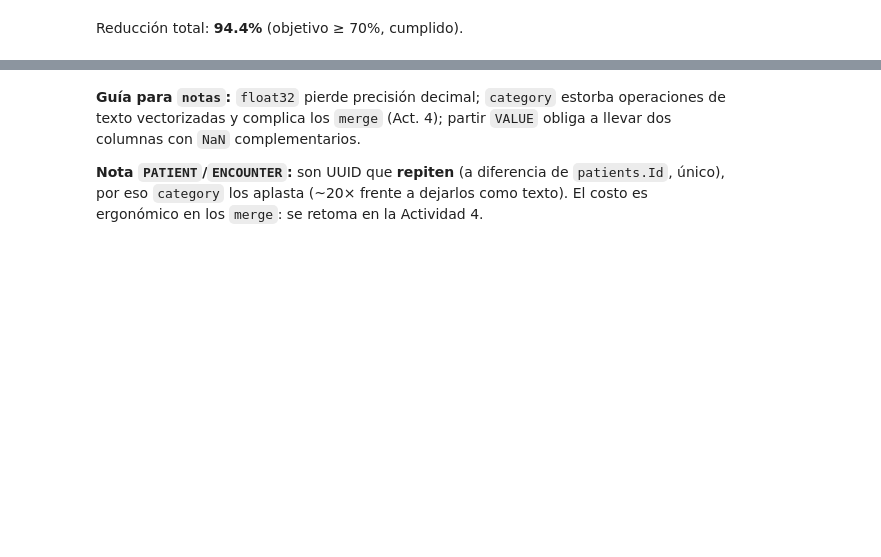
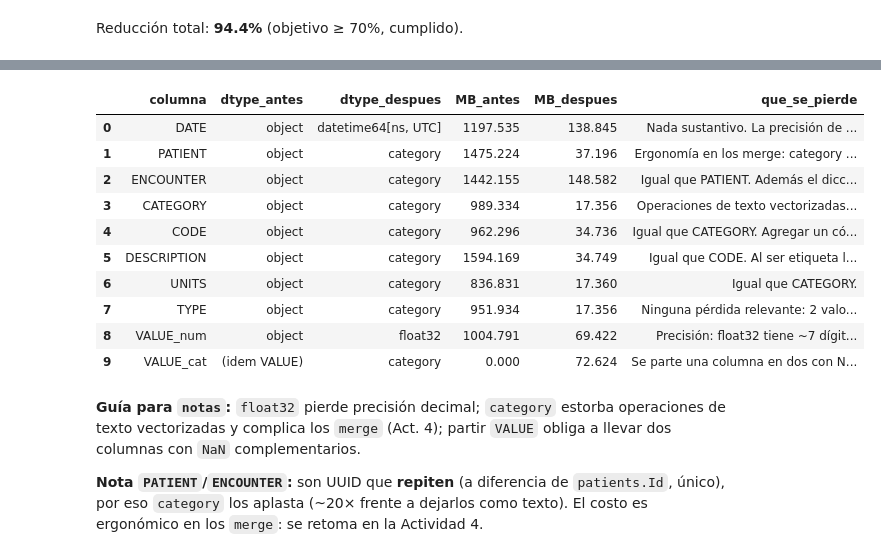
Before and after one commit to martinruhle/curso-ciencia-datos-2027-1, a Jupyter notebook: lab02/analisis_pacientes.ipynb, the cells around one changed output, grey strips where cells are left out. Cells and saved outputs as stored; diff of their text form; code cells hidden in the pictures; blank space fills up the shorter version.

Commit message:
Lab 02: actividades 1-9 completas, corrida desde cero

```diff
--- a/lab02/analisis_pacientes.ipynb
+++ b/lab02/analisis_pacientes.ipynb
@@ -92,0 +83,7 @@ cp: cannot stat 'output/csv/*.csv': No such file or directory
+# %%
+# Verificación: falla ruidosamente si falta algo, en vez de romper tres celdas más abajo.
+faltantes = [f for f in NECESARIOS if not (DATA/f).exists()]
+assert not faltantes, f'Faltan archivos en {DATA}: {faltantes}'
+
+for f in NECESARIOS:
+    print(f'{f:20s} {(DATA/f).stat().st_size/1e6:9.1f} MB')
@@ -324,3 +268,52 @@ tabla2
+# %%
+notas = {   # qué se pierde en cada conversión
+    'DATE':        'Nada sustantivo. La precisión de datetime64[ns] excede la del dato origen. '
+                   'Se fija UTC: se pierde la zona horaria local si alguna vez importara.',
+    'PATIENT':     'Ergonomía en los merge: category exige categorías compatibles entre tablas, '
+                   'obliga a castear la clave antes de unir (ver Actividad 4).',
+    'ENCOUNTER':   'Igual que PATIENT. Además el diccionario es grande (732 369 únicos), '
+                   'por lo que el ahorro es menor que en PATIENT aunque sigue siendo alto.',
+    'CATEGORY':    'Operaciones de texto vectorizadas (.str) sobre category son más lentas '
+                   'o requieren volver a object.',
+    'CODE':        'Igual que CATEGORY. Agregar un código nuevo obliga a extender las categorías.',
+    'DESCRIPTION': 'Igual que CODE. Al ser etiqueta legible es la más propensa a operaciones '
+                   'de texto, que es justo lo que category encarece.',
+    'UNITS':       'Igual que CATEGORY.',
+    'TYPE':        'Ninguna pérdida relevante: 2 valores únicos, cardinalidad mínima.',
+    'VALUE_num':   'Precisión: float32 tiene ~7 dígitos significativos frente a ~16 de float64. '
+                   'Verificado en la Actividad 7: diferencia máxima de 3.2e-4 en las medias por código.',
+    'VALUE_cat':   'Se parte una columna en dos con NaN complementarios (38.4% / 61.6%): '
+                   'hay que recordar cuál consultar según TYPE, y ninguna consulta cubre ambas a la vez.',
+}
+
+filas, visto_value = [], False
+for col in obs.columns:
+    en_orig = col in obs_naive.columns
+    origen  = col if en_orig else 'VALUE'
+    if en_orig:
+        mb_antes, dt_antes = antes[col], str(obs_naive[col].dtype)
+    elif not visto_value:                       # VALUE_num hereda el peso de VALUE
+        mb_antes, dt_antes, visto_value = antes['VALUE'], 'object', True
+    else:                                        # VALUE_cat: no re-contar
+        mb_antes, dt_antes = 0.0, '(idem VALUE)'
+    filas.append({'columna':col, 'dtype_antes':dt_antes, 'dtype_despues':str(obs[col].dtype),
+                  'MB_antes':round(float(mb_antes),3), 'MB_despues':round(float(despues[col]),3),
+                  'que_se_pierde':notas.get(col,'')})
+
+tabla2 = pd.DataFrame(filas)
+tabla2
+# %% [output]
+|  | columna | dtype_antes | dtype_despues | MB_antes | MB_despues | que_se_pierde |
+| 0 | DATE | object | datetime64[ns, UTC] | 1197.535 | 138.845 | Nada sustantivo. La precisión de ... |
+| 1 | PATIENT | object | category | 1475.224 | 37.196 | Ergonomía en los merge: category ... |
+| 2 | ENCOUNTER | object | category | 1442.155 | 148.582 | Igual que PATIENT. Además el dicc... |
+| 3 | CATEGORY | object | category | 989.334 | 17.356 | Operaciones de texto vectorizadas... |
+| 4 | CODE | object | category | 962.296 | 34.736 | Igual que CATEGORY. Agregar un có... |
+| 5 | DESCRIPTION | object | category | 1594.169 | 34.749 | Igual que CODE. Al ser etiqueta l... |
+| 6 | UNITS | object | category | 836.831 | 17.360 | Igual que CATEGORY. |
+| 7 | TYPE | object | category | 951.934 | 17.356 | Ninguna pérdida relevante: 2 valo... |
+| 8 | VALUE_num | object | float32 | 1004.791 | 69.422 | Precisión: float32 tiene ~7 dígit... |
+| 9 | VALUE_cat | (idem VALUE) | category | 0.000 | 72.624 | Se parte una columna en dos con N... |
 # %% [markdown]
 **Guía para `notas`:** `float32` pierde precisión decimal; `category` estorba operaciones de texto vectorizadas y complica los `merge` (Act. 4); partir `VALUE` obliga a llevar dos columnas con `NaN` complementarios.
 
```
Also changed, not shown: parts of 79 cells of this notebook.
